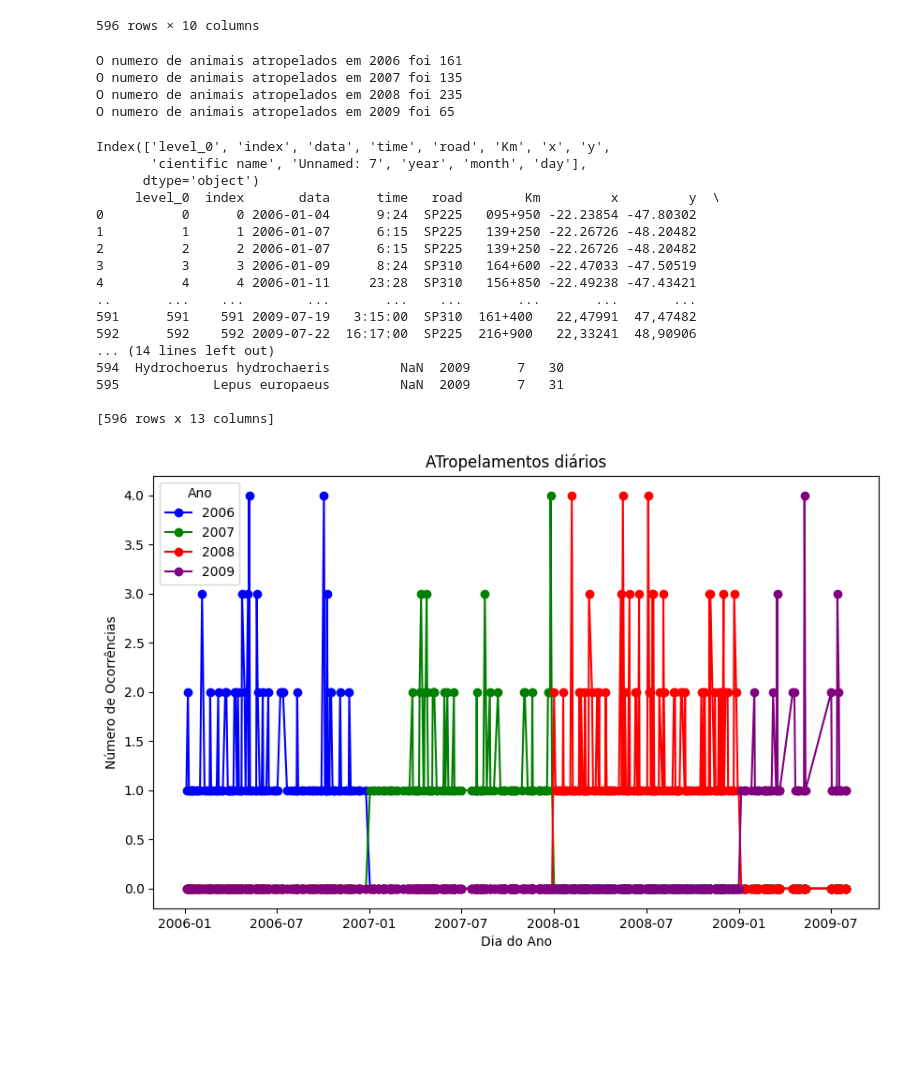
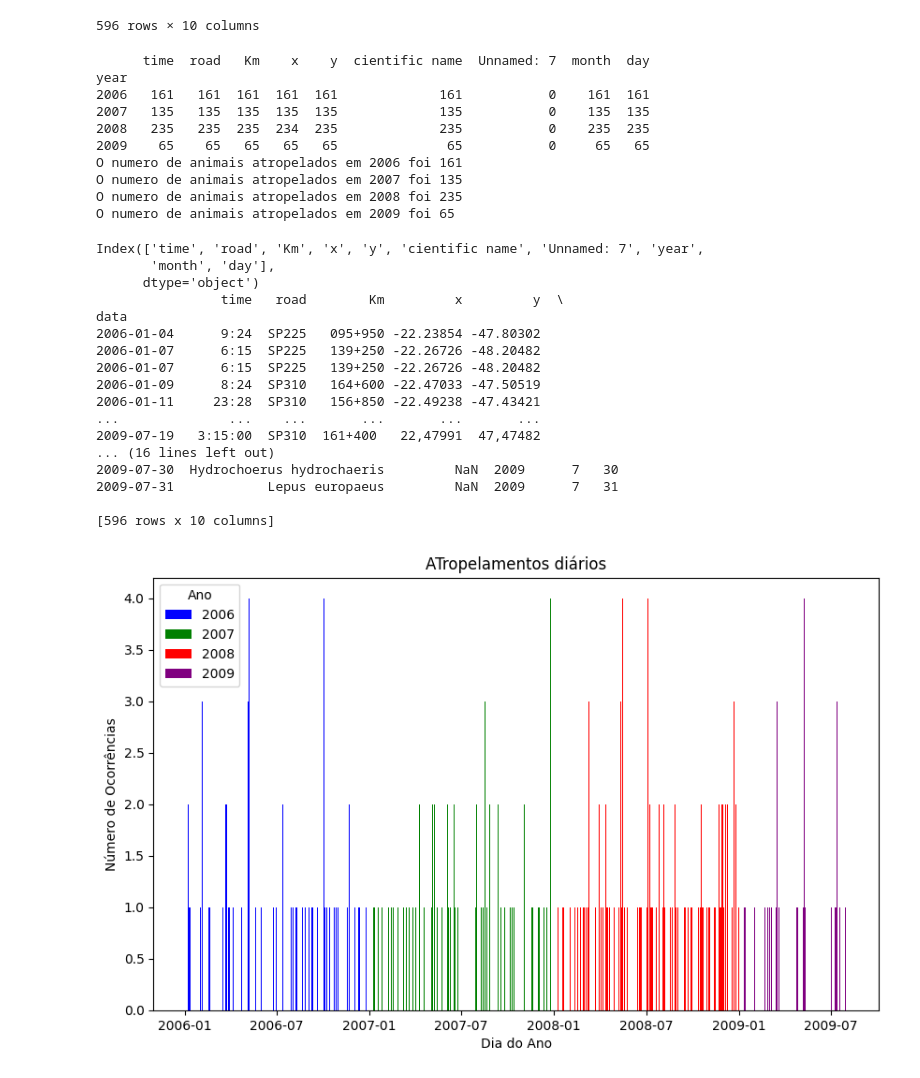
Before and after one commit to edinei1309/ENS410064, a Jupyter notebook: Script/Aula3_Treino.ipynb, the cells around one changed output. Drawn from its saved outputs; the diff is of its cells as text; code cells hidden in the pictures; blank space fills up the shorter version.

```diff
--- a/Script/Aula3_Treino.ipynb
+++ b/Script/Aula3_Treino.ipynb
@@ -33,0 +4,30 @@ for file in files:
+# %%
+import numpy as np
+
+
+# Abrindo a tabela de atropelamento
+import os
+os.chdir('C:/Users/edinei.acm/ENS410064_OK/ENS410064/Dados/AtropelamentoSP')
+path='C:/Users/edinei.acm/ENS410064_OK/ENS410064/Dados/AtropelamentoSP'
+
+files = os.listdir(path)
+print(files)
+
+allData = []
+for file in files:
+    if file.endswith('.csv'):
+        print(file)
+        data=np.genfromtxt((path+'/'+file), delimiter=',', skip_header=1)
+        #data = np.read_csv(path+'/'+file)
+        allData.append(data)
+
+
+#data2006 =
+
+# Verificando o tamanho do vetor
+#print(data2006.shape)
+#print(np.size(data2006))
+
+# Print de uma amostra dos dados
+#print(data2006[0:10])
+#print(data2006[0:10].shape)
@@ -106,6 +116,8 @@ Name: 29, dtype: object
 596 rows × 10 columns
 # %%
 ## Somar atropelamento anual
+count=allDataDf.groupby(["year"]).count()
+print(count)
 
 Atropelamento2006=0
 Atropelamento2007=0
@@ -127,6 +139,12 @@ print('O numero de animais atropelados em 2007 foi '+str(Atropelamento2007))
 print('O numero de animais atropelados em 2008 foi '+str(Atropelamento2008))
 print('O numero de animais atropelados em 2009 foi '+str(Atropelamento2009))
 # %% [output]
+      time  road   Km    x    y  cientific name  Unnamed: 7  month  day
+year
+2006   161   161  161  161  161             161           0    161  161
+2007   135   135  135  135  135             135           0    135  135
+2008   235   235  235  234  235             235           0    235  235
+2009    65    65   65   65   65              65           0     65   65
 O numero de animais atropelados em 2006 foi 161
 O numero de animais atropelados em 2007 foi 135
 O numero de animais atropelados em 2008 foi 235
@@ -134,7 +152,9 @@ O numero de animais atropelados em 2009 foi 65
 # %%
 #fazendo gráfico
 import matplotlib.pyplot as plt
-allDataDf.reset_index(inplace=True, drop=True) #usar o data do index
+
+
+#allDataDf.reset_index(inplace=True, drop=True) #usar o data do index
 print(allDataDf.columns)
 print(allDataDf)
 
@@ -145,6 +165,7 @@ print(allDataDf)
 
 # Primeiro, vamos criar um DataFrame intermediário para calcular as contagens por dia e ano
 contagens_por_ano = allDataDf.groupby(['year', 'data']).size().unstack(fill_value=0)
+contagens_por_dia = allDataDf.groupby(['day', 'data']).size().unstack(fill_value=0)
 
 # Crie uma figura
 plt.figure(figsize=(10, 6))
@@ -155,48 +176,47 @@ cores = {
     2007: 'green',
     2008: 'red',
     2009: 'purple',
 }
 
 # Para cada ano, plote a linha com a cor correspondente
 for ano, cor in cores.items():
     dados_ano = contagens_por_ano.loc[ano]
 
-    plt.plot(
+    plt.bar(
         dados_ano.index,
         dados_ano.values,
-        marker='o',
         color=cor,
         label=str(ano),
     )
 
 # Defina rótulos para os eixos x e y
 plt.xlabel('Dia do Ano')
 plt.ylabel('Número de Ocorrências')
 
 # Defina um título para o gráfico
 plt.title('ATropelamentos diários')
 
 # Adicione uma legenda
 plt.legend(title='Ano')
 
 # Exiba o gráfico
 plt.show()
 # %% [output]
-Index(['level_0', 'index', 'data', 'time', 'road', 'Km', 'x', 'y',
-       'cientific name', 'Unnamed: 7', 'year', 'month', 'day'],
+Index(['time', 'road', 'Km', 'x', 'y', 'cientific name', 'Unnamed: 7', 'year',
+       'month', 'day'],
       dtype='object')
-     level_0  index       data      time   road        Km         x         y  \
-0          0      0 2006-01-04      9:24  SP225   095+950 -22.23854 -47.80302
-1          1      1 2006-01-07      6:15  SP225   139+250 -22.26726 -48.20482
-2          2      2 2006-01-07      6:15  SP225   139+250 -22.26726 -48.20482
-3          3      3 2006-01-09      8:24  SP310   164+600 -22.47033 -47.50519
-4          4      4 2006-01-11     23:28  SP310   156+850 -22.49238 -47.43421
-..       ...    ...        ...       ...    ...       ...       ...       ...
-591      591    591 2009-07-19   3:15:00  SP310  161+400   22,47991  47,47482
-592      592    592 2009-07-22  16:17:00  SP225  216+900   22,33241  48,90906
-... (14 lines left out)
-594  Hydrochoerus hydrochaeris         NaN  2009      7   30
-595            Lepus europaeus         NaN  2009      7   31
+                time   road        Km         x         y  \
+data
+2006-01-04      9:24  SP225   095+950 -22.23854 -47.80302
+2006-01-07      6:15  SP225   139+250 -22.26726 -48.20482
+2006-01-07      6:15  SP225   139+250 -22.26726 -48.20482
+2006-01-09      8:24  SP310   164+600 -22.47033 -47.50519
+2006-01-11     23:28  SP310   156+850 -22.49238 -47.43421
+...              ...    ...       ...       ...       ...
+2009-07-19   3:15:00  SP310  161+400   22,47991  47,47482
+... (16 lines left out)
+2009-07-30  Hydrochoerus hydrochaeris         NaN  2009      7   30
+2009-07-31            Lepus europaeus         NaN  2009      7   31
 
-[596 rows x 13 columns]
+[596 rows x 10 columns]
-[figure, old version]
+[figure, new version]
```
Also changed, not shown: parts of 8 cells of this notebook, 2 other files.
